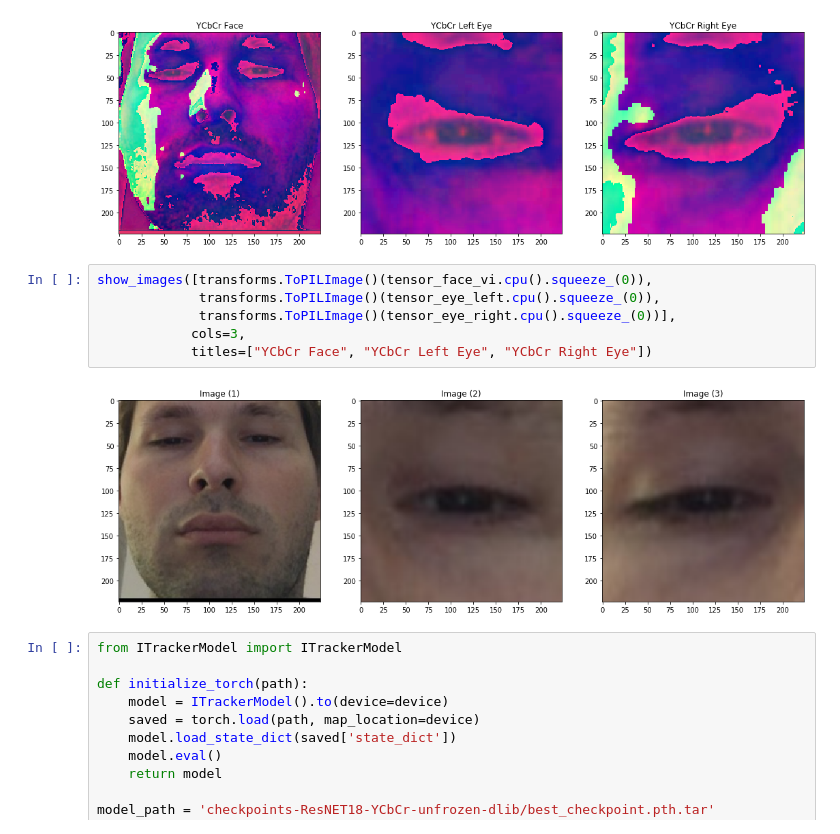
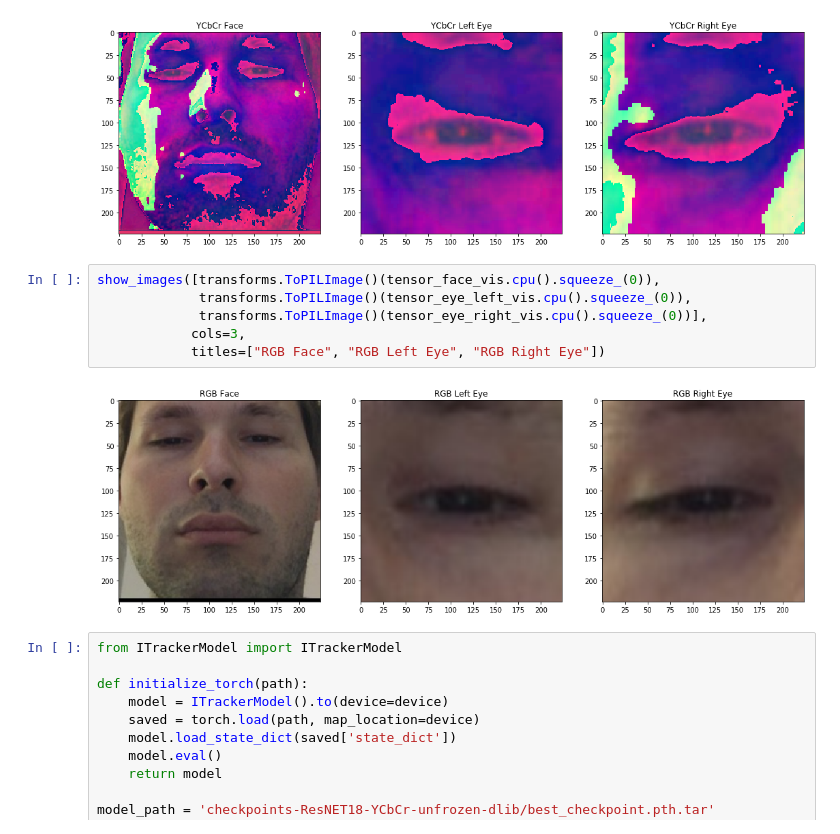
Before and after one commit to Switchcrafter/GazeCapture, a Jupyter notebook: pytorch/analyze_GradCAM.ipynb, the cells around one changed output. Cells and saved outputs as stored; diff of their text form.

```diff
--- a/pytorch/analyze_GradCAM.ipynb
+++ b/pytorch/analyze_GradCAM.ipynb
@@ -112,13 +113,13 @@ show_images([transforms.ToPILImage()(tensor_face.cpu().squeeze_(0)),
 # %% [output]
 [figure]
 # %%
-show_images([transforms.ToPILImage()(tensor_face_vi.cpu().squeeze_(0)),
-             transforms.ToPILImage()(tensor_eye_left.cpu().squeeze_(0)),
-             transforms.ToPILImage()(tensor_eye_right.cpu().squeeze_(0))],
+show_images([transforms.ToPILImage()(tensor_face_vis.cpu().squeeze_(0)),
+             transforms.ToPILImage()(tensor_eye_left_vis.cpu().squeeze_(0)),
+             transforms.ToPILImage()(tensor_eye_right_vis.cpu().squeeze_(0))],
             cols=3,
-            titles=["YCbCr Face", "YCbCr Left Eye", "YCbCr Right Eye"])
+            titles=["RGB Face", "RGB Left Eye", "RGB Right Eye"])
 # %% [output]
-[figure, old version]
+[figure, new version]
 # %%
 from ITrackerModel import ITrackerModel
 
```
Also changed, not shown: parts of 1 cell of this notebook.
